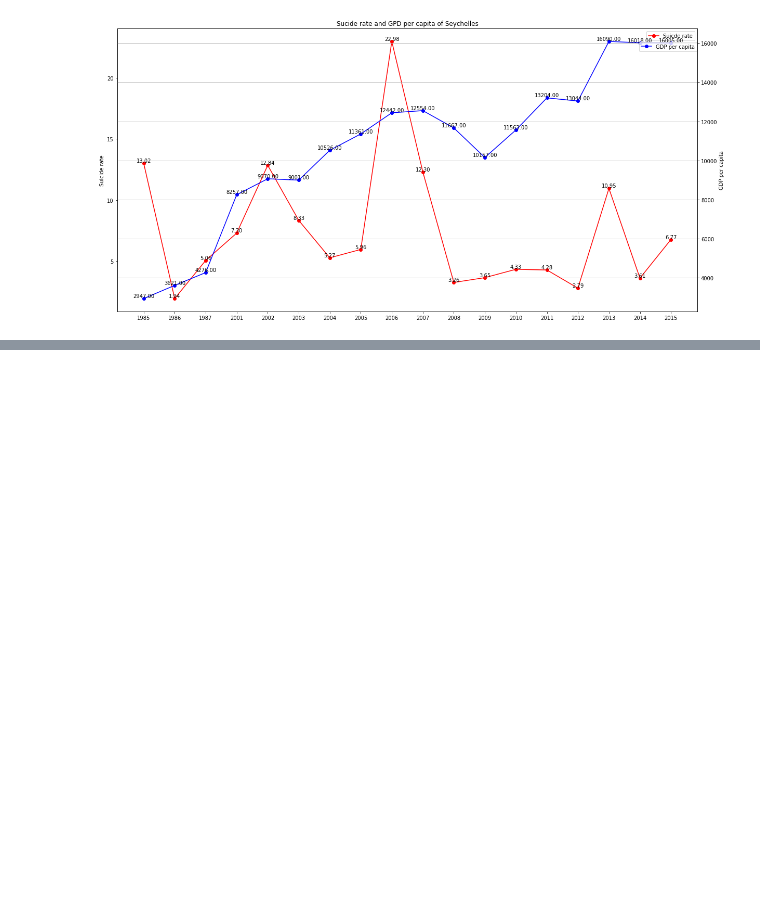
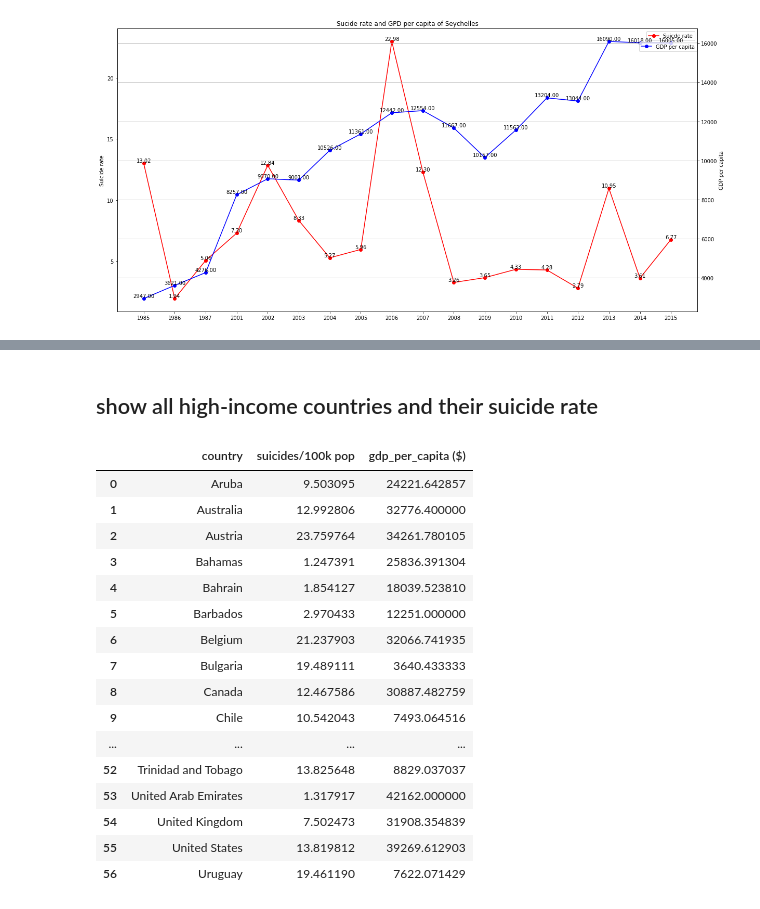
Before and after one commit to 775771922/data_visulization_suicide_dataset, a Jupyter notebook: Data_visualization.ipynb, the cells around one changed output, grey strips where cells are left out. Saved outputs shown, nothing was run; the diff lists cells and outputs as text; code cells hidden in the pictures; blank space fills up the shorter version.

```diff
--- a/Data_visualization.ipynb
+++ b/Data_visualization.ipynb
@@ -690,0 +879,23 @@ plt.grid()
+# %% [markdown]
+## show all high-income countries and their suicide rate
+# %%
+suicide_rate_high = suicide_rate.iloc[high_index[:,0]].reset_index(drop=True)
+suicide_rate_high
+# %% [output]
+|  | country | suicides/100k pop | gdp_per_capita ($) |
+| 0 | Aruba | 9.503095 | 24221.642857 |
+| 1 | Australia | 12.992806 | 32776.400000 |
+| 2 | Austria | 23.759764 | 34261.780105 |
+| 3 | Bahamas | 1.247391 | 25836.391304 |
+| 4 | Bahrain | 1.854127 | 18039.523810 |
+| 5 | Barbados | 2.970433 | 12251.000000 |
+| 6 | Belgium | 21.237903 | 32066.741935 |
+| 7 | Bulgaria | 19.489111 | 3640.433333 |
+| 8 | Canada | 12.467586 | 30887.482759 |
+| 9 | Chile | 10.542043 | 7493.064516 |
+| ... | ... | ... | ... |
+| 52 | Trinidad and Tobago | 13.825648 | 8829.037037 |
+| 53 | United Arab Emirates | 1.317917 | 42162.000000 |
+| 54 | United Kingdom | 7.502473 | 31908.354839 |
+| 55 | United States | 13.819812 | 39269.612903 |
+| 56 | Uruguay | 19.461190 | 7622.071429 |
```
Also changed, not shown: parts of 12 cells of this notebook.
